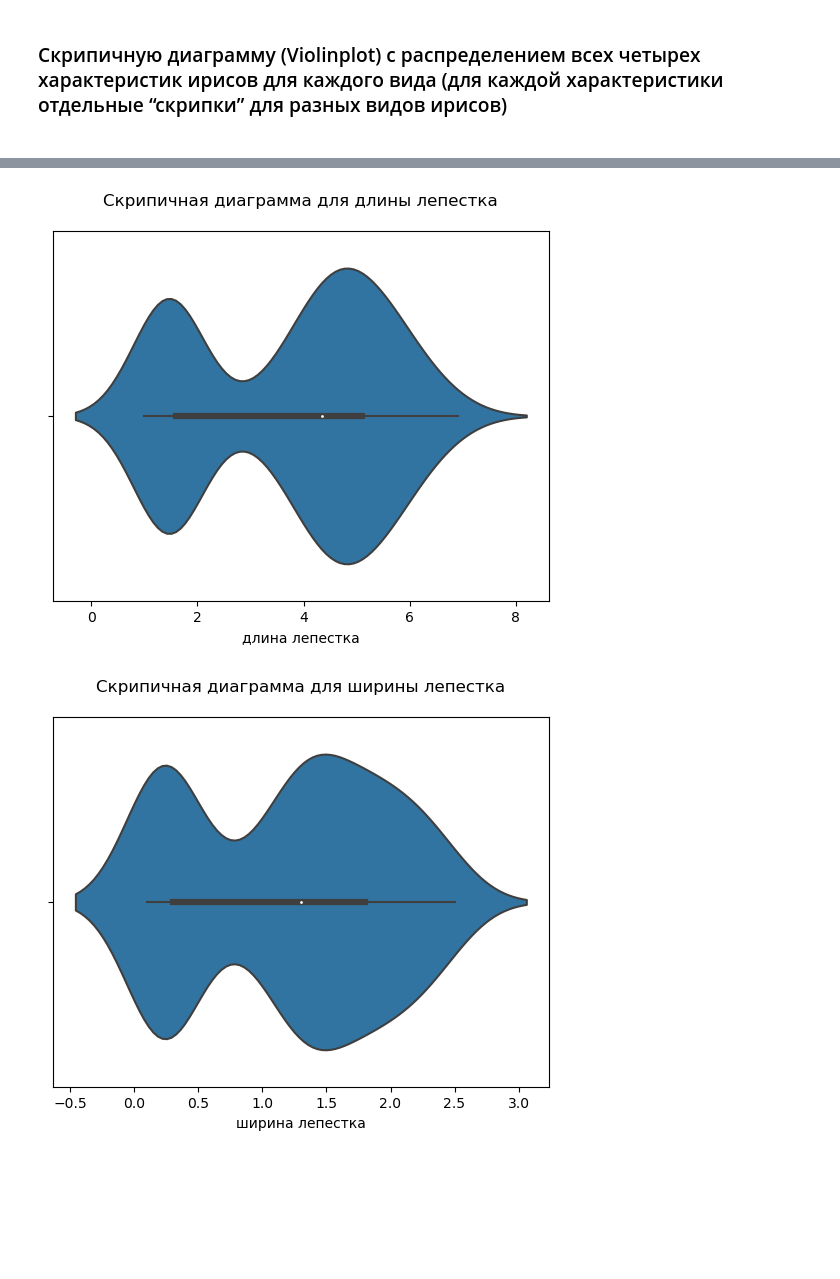
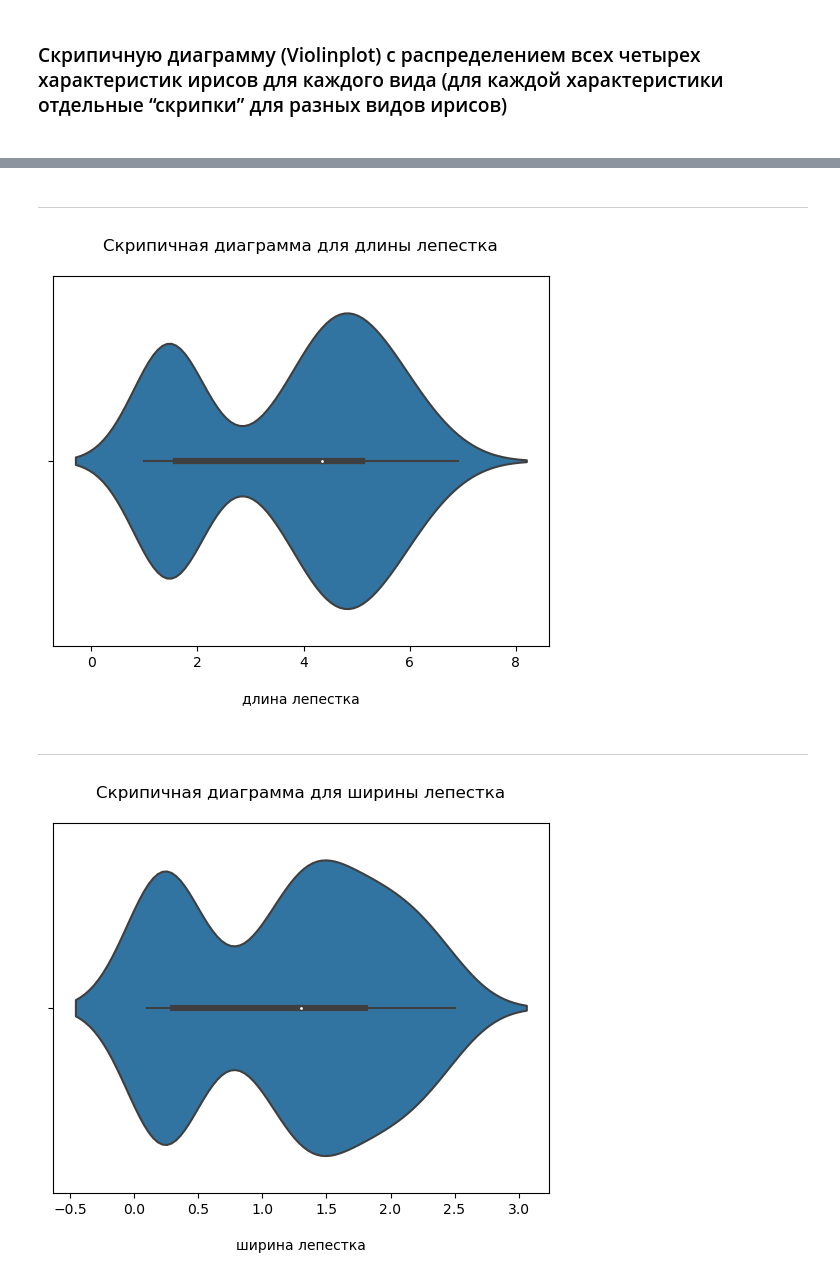
Before and after one commit to YaPP-BMSTU/yapp_labs_Renat, a Jupyter notebook: anaconda/jupiter/task1.ipynb, the cells around one changed output, grey strips where cells are left out. Drawn from its saved outputs; the diff is of its cells as text; code cells hidden in the pictures; blank space fills up the shorter version.

```diff
--- a/anaconda/jupiter/task1.ipynb
+++ b/anaconda/jupiter/task1.ipynb
@@ -64,10 +73,14 @@ xlabel_plot_sw = plt.xlabel('ширина чашелистика')
+# %% [markdown]
+___
 # %%
 plot_pl = sb.violinplot(x=iris['petal_length']).set_title('Скрипичная диаграмма для длины лепестка\n')
-xlabel_plot_pl = plt.xlabel('длина лепестка')
+plot_pl = plt.xlabel('\nдлина лепестка')
 # %% [output]
-[figure, old version]
+[figure, new version]
+# %% [markdown]
+___
 # %%
 plot_pw = sb.violinplot(x=iris['petal_width']).set_title('Скрипичная диаграмма для ширины лепестка\n')
-xlabel_plot_pw = plt.xlabel('ширина лепестка')
+plot_pw = plt.xlabel('\nширина лепестка')
 # %% [output]
-[figure, old version]
+[figure, new version]
```
Also changed, not shown: parts of 9 cells of this notebook, 1 other file.
